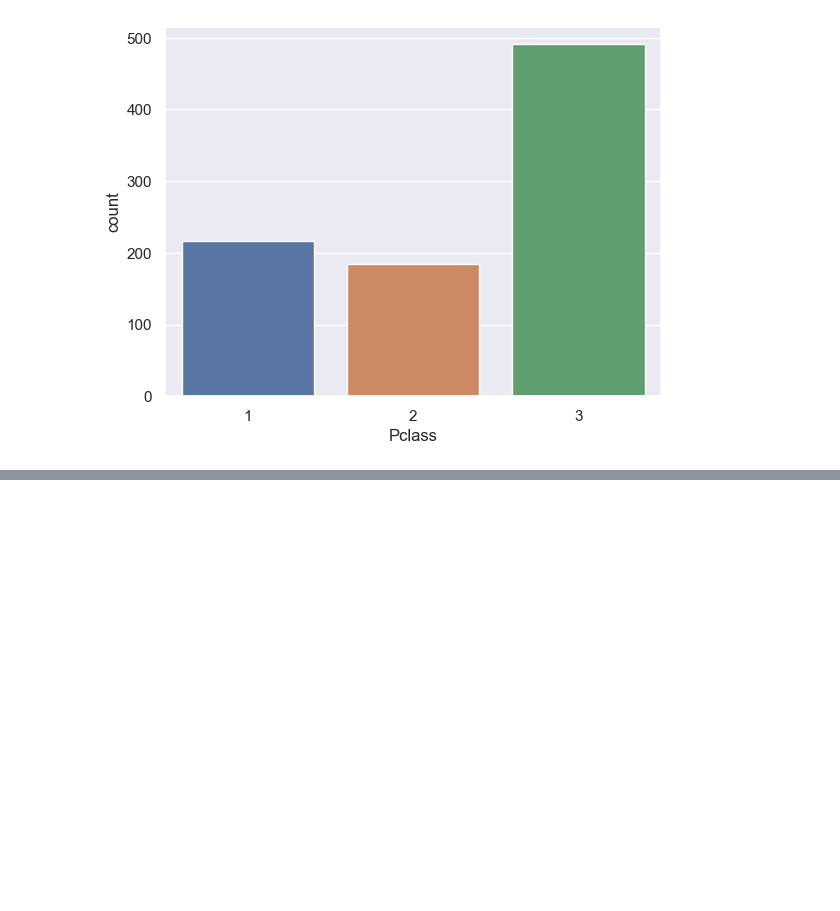
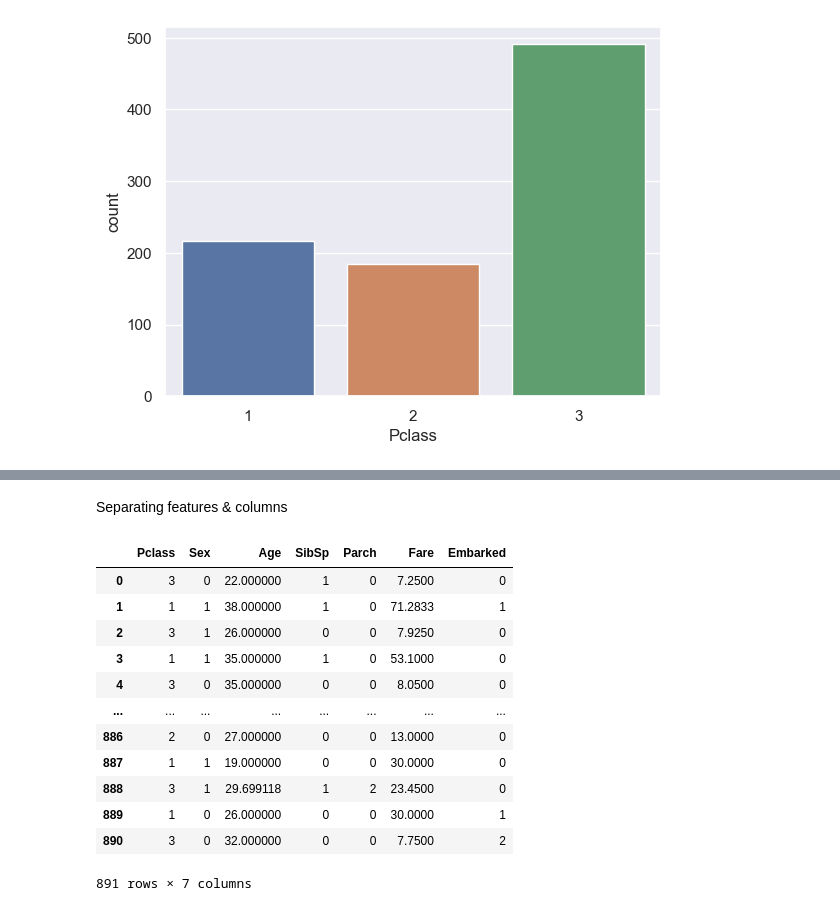
Before and after one commit to Abhithasal12/Project, a Jupyter notebook: ML project/titanic.ipynb, the cells around one changed output, grey strips where cells are left out. Cells and saved outputs as stored; diff of their text form; code cells hidden in the pictures; blank space fills up the shorter version.

```diff
--- a/ML project/titanic.ipynb
+++ b/ML project/titanic.ipynb
@@ -156,3 +156,6 @@ sns.countplot(x='Pclass', data=titanic_data)
 # %% [output]
 <Axes: xlabel='Pclass', ylabel='count'>
 [figure]
+# %%
+# converting categorical columns
+titanic_data.replace({'Sex':{'male':0, 'female':1}, 'Embarked':{'S':0,'C':1,'Q':2}}, inplace=True)
@@ -158,0 +171,21 @@ sns.countplot(x='Pclass', data=titanic_data)
+# %% [markdown]
+Separating features & columns
+# %%
+x= titanic_data.drop(columns=['PassengerId','Name','Ticket','Survived'], axis=1)
+y= titanic_data['Survived']
+# %%
+x
+# %% [output]
+|  | Pclass | Sex | Age | SibSp | Parch | Fare | Embarked |
+| 0 | 3 | 0 | 22.000000 | 1 | 0 | 7.2500 | 0 |
+| 1 | 1 | 1 | 38.000000 | 1 | 0 | 71.2833 | 1 |
+| 2 | 3 | 1 | 26.000000 | 0 | 0 | 7.9250 | 0 |
+| 3 | 1 | 1 | 35.000000 | 1 | 0 | 53.1000 | 0 |
+| 4 | 3 | 0 | 35.000000 | 0 | 0 | 8.0500 | 0 |
+| ... | ... | ... | ... | ... | ... | ... | ... |
+| 886 | 2 | 0 | 27.000000 | 0 | 0 | 13.0000 | 0 |
+| 887 | 1 | 1 | 19.000000 | 0 | 0 | 30.0000 | 0 |
+| 888 | 3 | 1 | 29.699118 | 1 | 2 | 23.4500 | 0 |
+| 889 | 1 | 0 | 26.000000 | 0 | 0 | 30.0000 | 1 |
+| 890 | 3 | 0 | 32.000000 | 0 | 0 | 7.7500 | 2 |
+891 rows × 7 columns
```
Also changed, not shown: parts of 7 cells of this notebook.
